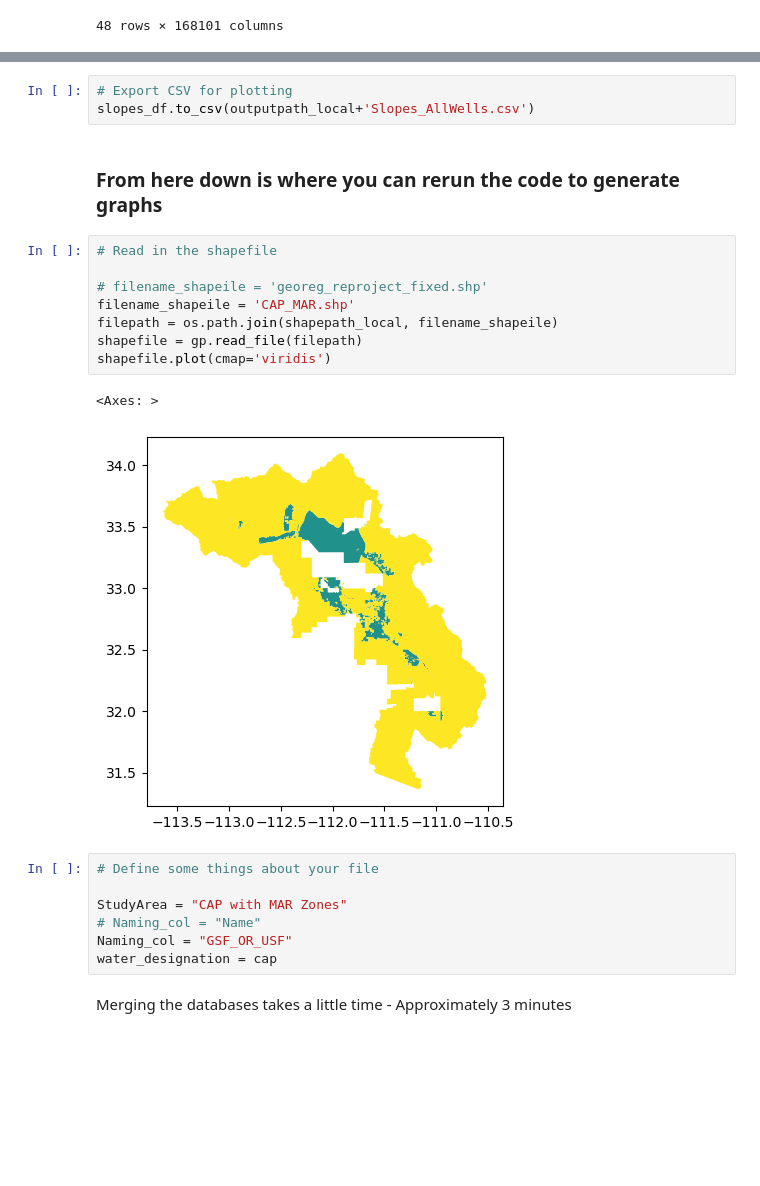
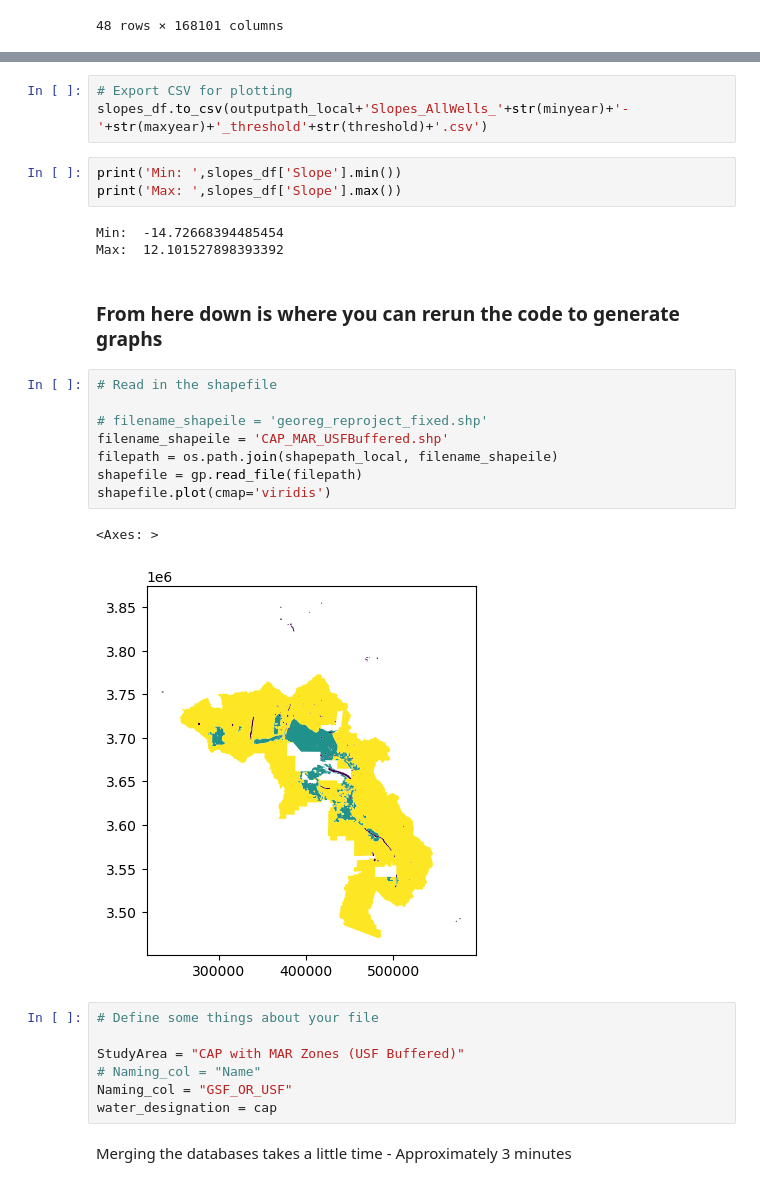
Before and after one commit to condon-lab/Tadych_2024_AZGroundwaterWells, a Jupyter notebook: AnalysisCodes/IndividualSlopes.ipynb, the cells around one changed output, grey strips where cells are left out. Drawn from its saved outputs; the diff is of its cells as text; blank space fills up the shorter version.

Commit message:
Adding more well analysis code

```diff
--- a/AnalysisCodes/IndividualSlopes.ipynb
+++ b/AnalysisCodes/IndividualSlopes.ipynb
@@ -238,23 +238,29 @@ slopes_df
 # %%
 # Export CSV for plotting
-slopes_df.to_csv(outputpath_local+'Slopes_AllWells.csv')
+slopes_df.to_csv(outputpath_local+'Slopes_AllWells_'+str(minyear)+'-'+str(maxyear)+'_threshold'+str(threshold)+'.csv')
+# %%
+print('Min: ',slopes_df['Slope'].min())
+print('Max: ',slopes_df['Slope'].max())
+# %% [output]
+Min:  -14.72668394485454
+Max:  12.101527898393392
 # %% [markdown]
 ### From here down is where you can rerun the code to generate graphs
 # %%
 # Read in the shapefile
 
 # filename_shapeile = 'georeg_reproject_fixed.shp'
-filename_shapeile = 'CAP_MAR.shp'
+filename_shapeile = 'CAP_MAR_USFBuffered.shp'
 filepath = os.path.join(shapepath_local, filename_shapeile)
 shapefile = gp.read_file(filepath)
 shapefile.plot(cmap='viridis')
 # %% [output]
 <Axes: >
-[figure, old version]
+[figure, new version]
 # %%
 # Define some things about your file
 
-StudyArea = "CAP with MAR Zones"
+StudyArea = "CAP with MAR Zones (USF Buffered)"
 # Naming_col = "Name"
 Naming_col = "GSF_OR_USF"
 water_designation = cap
```
Also changed, not shown: parts of 9 cells of this notebook, 2 other files.
